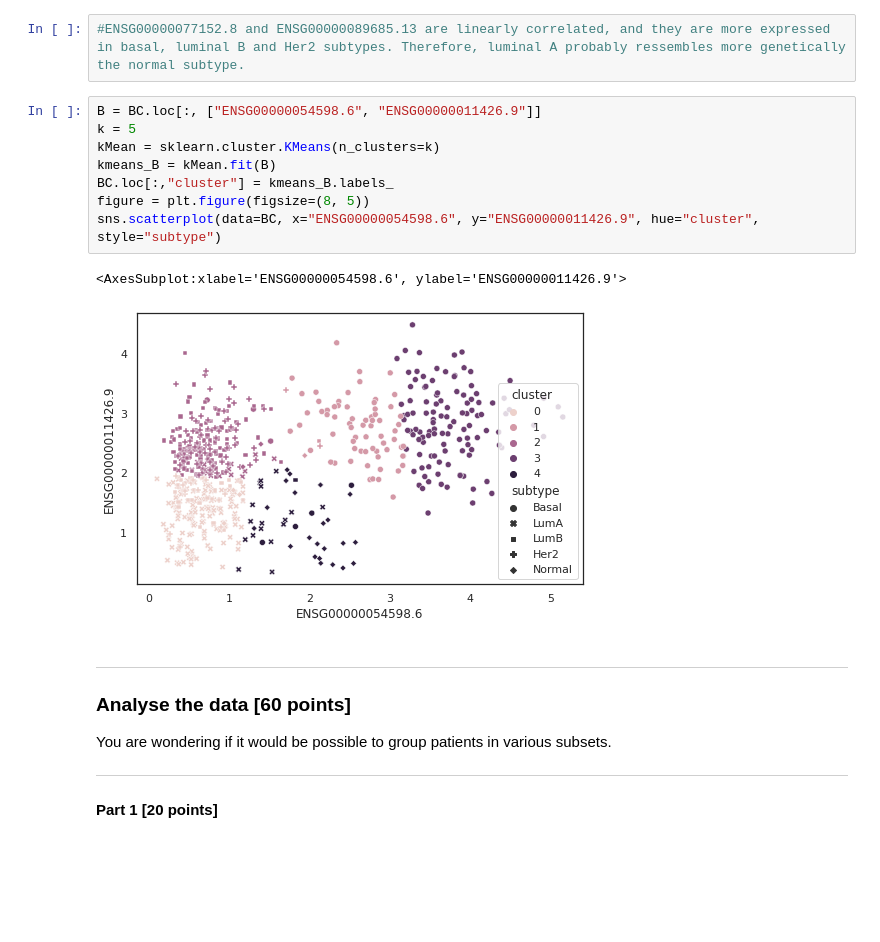
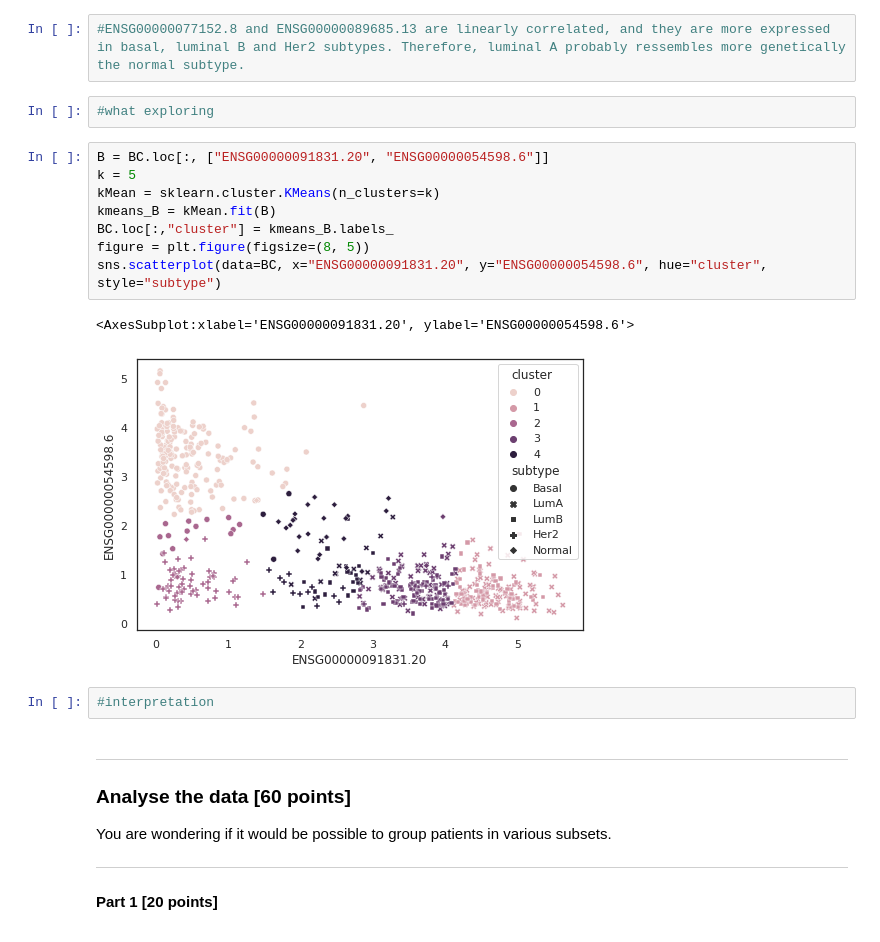
Before and after one commit to LaurenceCote/BIM6065, a Jupyter notebook: data_analysis_3.ipynb, the cells around one changed output. Cells and saved outputs as stored; diff of their text form; blank space fills up the shorter version.

Commit message:
Data_3

```diff
--- a/data_analysis_3.ipynb
+++ b/data_analysis_3.ipynb
@@ -279,17 +296,21 @@ sns.despine()
 [figure]
 # %%
 #ENSG00000077152.8 and ENSG00000089685.13 are linearly correlated, and they are more expressed in basal, luminal B and Her2 subtypes. Therefore, luminal A probably ressembles more genetically the normal subtype.
+# %%
+#what exploring
 # %%
-B = BC.loc[:, ["ENSG00000054598.6", "ENSG00000011426.9"]]
+B = BC.loc[:, ["ENSG00000091831.20", "ENSG00000054598.6"]]
 k = 5
 kMean = sklearn.cluster.KMeans(n_clusters=k)
 kmeans_B = kMean.fit(B)
 BC.loc[:,"cluster"] = kmeans_B.labels_
 figure = plt.figure(figsize=(8, 5))
-sns.scatterplot(data=BC, x="ENSG00000054598.6", y="ENSG00000011426.9", hue="cluster", style="subtype")
+sns.scatterplot(data=BC, x="ENSG00000091831.20", y="ENSG00000054598.6", hue="cluster", style="subtype")
 # %% [output]
-<AxesSubplot:xlabel='ENSG00000054598.6', ylabel='ENSG00000011426.9'>
+<AxesSubplot:xlabel='ENSG00000091831.20', ylabel='ENSG00000054598.6'>
-[figure, old version]
+[figure, new version]
+# %%
+#interpretation
 # %% [markdown]
 <hr style="border:1px solid black"> </hr>
 
```
Also changed, not shown: parts of 13 cells of this notebook.
